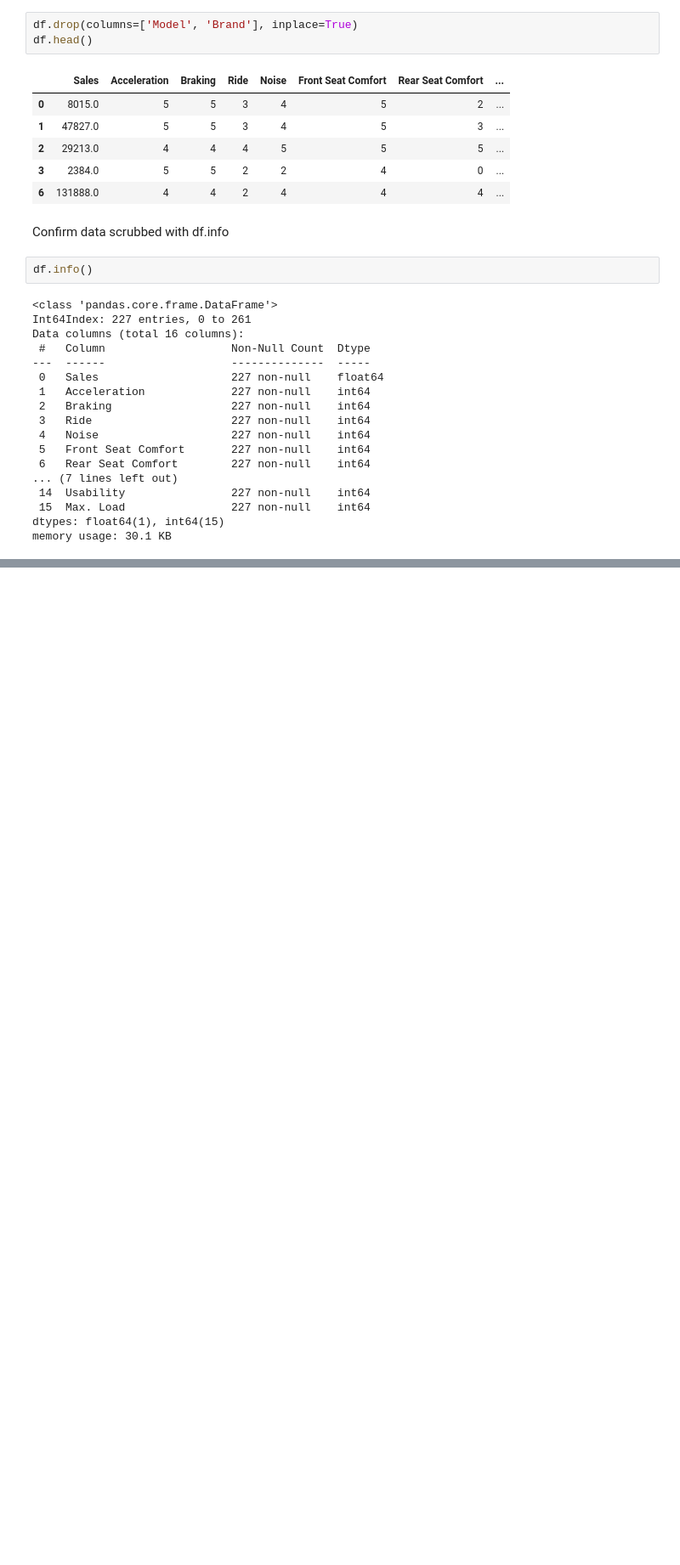
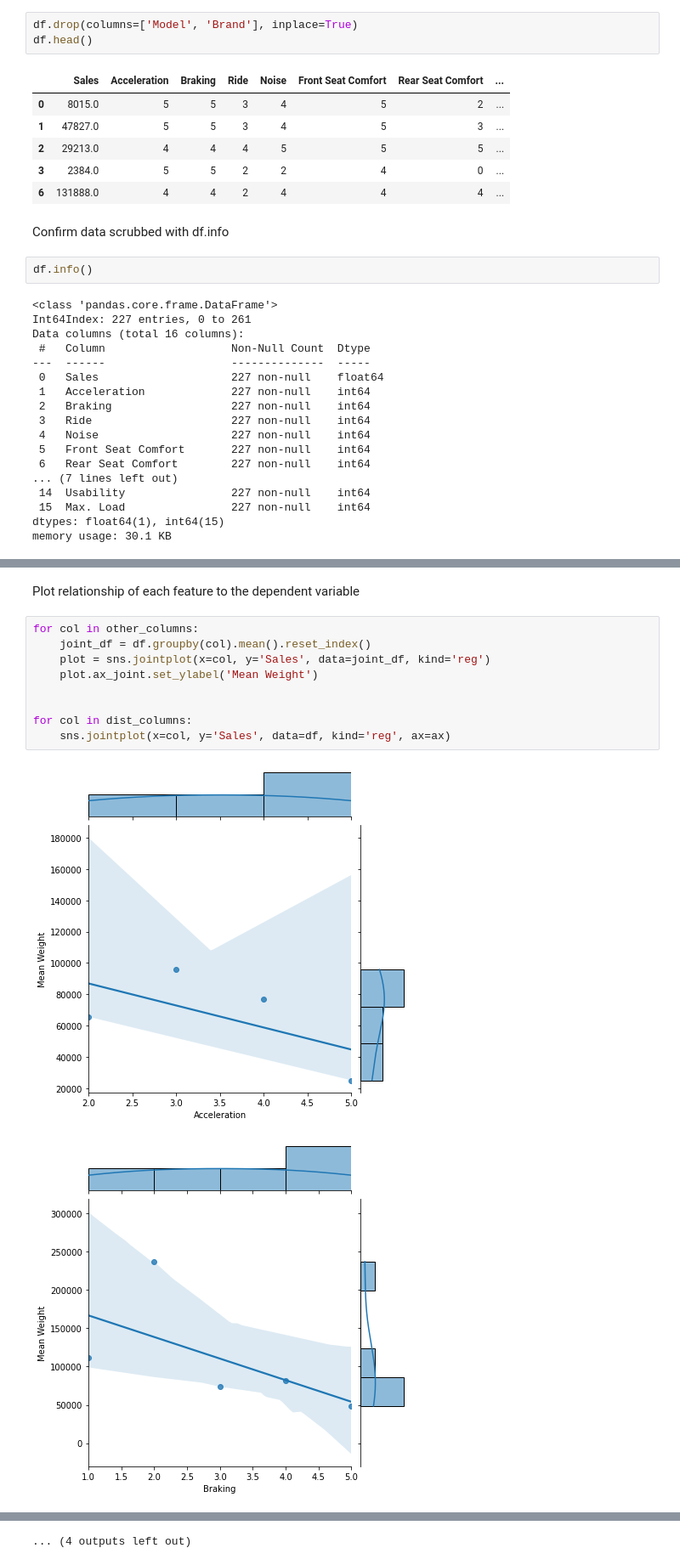
Before and after one commit to blantj/Auto_Sales_Regression, a Jupyter notebook: Modeling.ipynb, the cells around one changed output, grey strips where cells are left out. Shown: that part at 85% size. Saved outputs shown, nothing was run; the diff lists cells and outputs as text; blank space fills up the shorter version.

```diff
--- a/Modeling.ipynb
+++ b/Modeling.ipynb
@@ -243,0 +337,14 @@ memory usage: 30.1 KB
+# %% [markdown]
+Plot relationship of each feature to the dependent variable
+# %%
+for col in other_columns:
+    joint_df = df.groupby(col).mean().reset_index()
+    plot = sns.jointplot(x=col, y='Sales', data=joint_df, kind='reg')
+    plot.ax_joint.set_ylabel('Mean Weight')
+
+
+for col in dist_columns:
+    sns.jointplot(x=col, y='Sales', data=df, kind='reg', ax=ax)
+# %% [output]
+[figure, added]
+[figure, added]
@@ -243,0 +361 @@ memory usage: 30.1 KB
+... (4 outputs left out)
```
Also changed, not shown: parts of 18 cells of this notebook.
